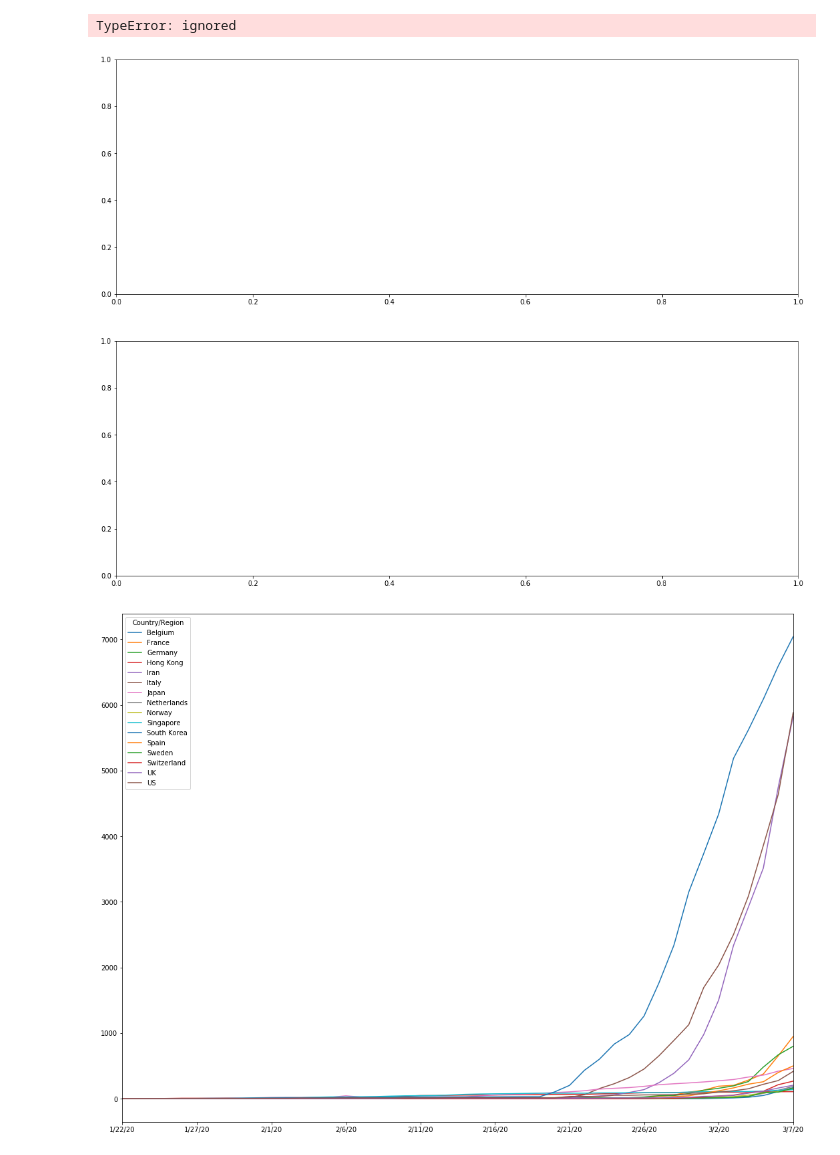
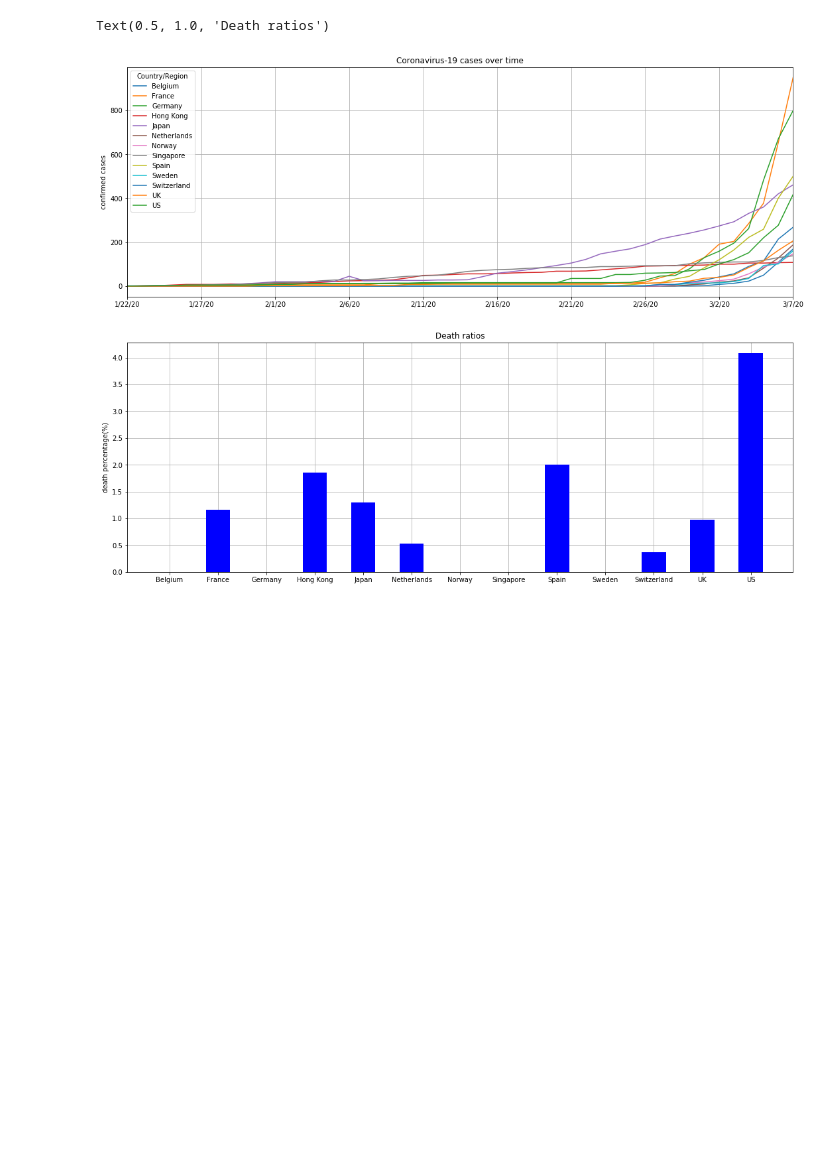
Before and after one commit to JeanRintoul/Covid-19, a Jupyter notebook: Covid.ipynb, the cells around one changed output. Saved outputs shown, nothing was run; the diff lists cells and outputs as text; code cells hidden in the pictures; blank space fills up the shorter version.

```diff
--- a/Covid.ipynb
+++ b/Covid.ipynb
@@ -3,48 +3,46 @@
 # %%
 # import pandas as pd
 import matplotlib.pyplot as plt
 from datetime import datetime
 
 confirmed_csv = "https://raw.githubusercontent.com/CSSEGISandData/COVID-19/master/csse_covid_19_data/csse_covid_19_time_series/time_series_19-covid-Confirmed.csv"
 dead_csv      = "https://raw.githubusercontent.com/CSSEGISandData/COVID-19/master/csse_covid_19_data/csse_covid_19_time_series/time_series_19-covid-Deaths.csv"
 recovered_csv = "https://raw.githubusercontent.com/CSSEGISandData/COVID-19/master/csse_covid_19_data/csse_covid_19_time_series/time_series_19-covid-Recovered.csv"
 
 confirmed = pd.read_csv(confirmed_csv).drop(['Lat','Long','Province/State'], axis=1).groupby('Country/Region').sum().T
 dead      = pd.read_csv(dead_csv).drop(['Lat','Long','Province/State'], axis=1).groupby('Country/Region').sum().T
 recovered = pd.read_csv(recovered_csv).drop(['Lat','Long','Province/State'], axis=1).groupby('Country/Region').sum().T
 #
-min_threshold_confirmed_cases = 200
-max_threshold_confirmed_cases = 20000 # let's remove china for now.
+min_threshold_confirmed_cases = 100
+max_threshold_confirmed_cases = 1000 # let's remove china for now.
 columns = list(confirmed)
 selected  = []
 deaths    = []
 mortality_rate = []
 for i in columns:
-    if confirmed[i][-1] > threshold_confirmed_cases and confirmed[i][-1] < max_threshold_confirmed_cases and i != 'Others':
+    if min_threshold_confirmed_cases < confirmed[i][-1] < max_threshold_confirmed_cases and i != 'Others':
       selected.append(i)
       deaths.append(dead[i][-1])
       mortality_rate.append(100*(dead[i][-1])/confirmed[i][-1])
 
 # print(deaths)
 # print(selected)
 subset = confirmed.loc[:,selected]
+fig, (ax1, ax2) = plt.subplots(2)
+#fig.suptitle('Coronavirus-19 Cases')
+subset.plot(ax=ax1, grid='on')
+#plt.rcParams['figure.figsize'] = [18, 14]
+ax1.set_title('Coronavirus-19 cases over time')
+ax1.set_ylabel('confirmed cases')
+#ax1.set_xtick_labels(rotation=45)
 
-plt.rcParams['figure.figsize'] = [18, 14]
-fig, axes = plt.subplots(2)
-ax1 = plt.subplot(212)
-subset.plot()
-ax1.title('Coronavirus-19 Cases')
-ax1.ylabel('confirmed cases')
-ax1.xticks(rotation=45)
-ax1.grid()
+# second plot is ratio of deaths/confirmed cases.
+ax2.grid(zorder=0)
+ax2.bar(selected,mortality_rate, width=0.5, color='b', align='center',zorder = 3)
+ax2.set_ylabel('death percentage(%)')
+ax2.set_title('Death ratios')
 
-ax2 = plt.subplot(212)
-# second plot is ratio of deaths/confirmed cases.
-ax2.bar(selected,mortality_rate, width=0.5, color='b', align='center')
-ax2.grid()
-
-plt.show()
+#plt.show()
 # %% [output]
-TypeError: ignored
+Text(0.5, 1.0, 'Death ratios')
-[figure, old version]
+[figure, new version]
-[figure, removed]
```
